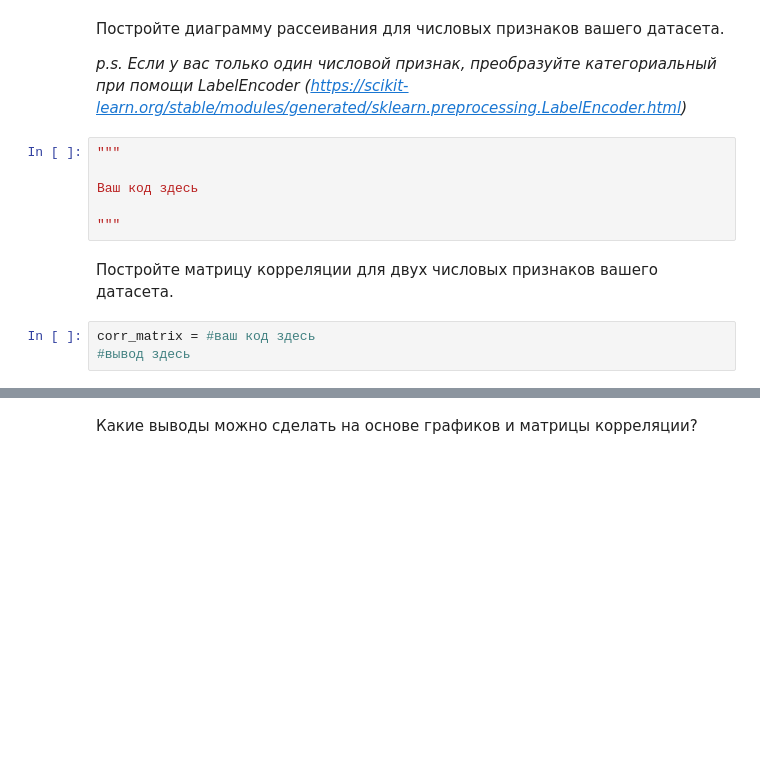
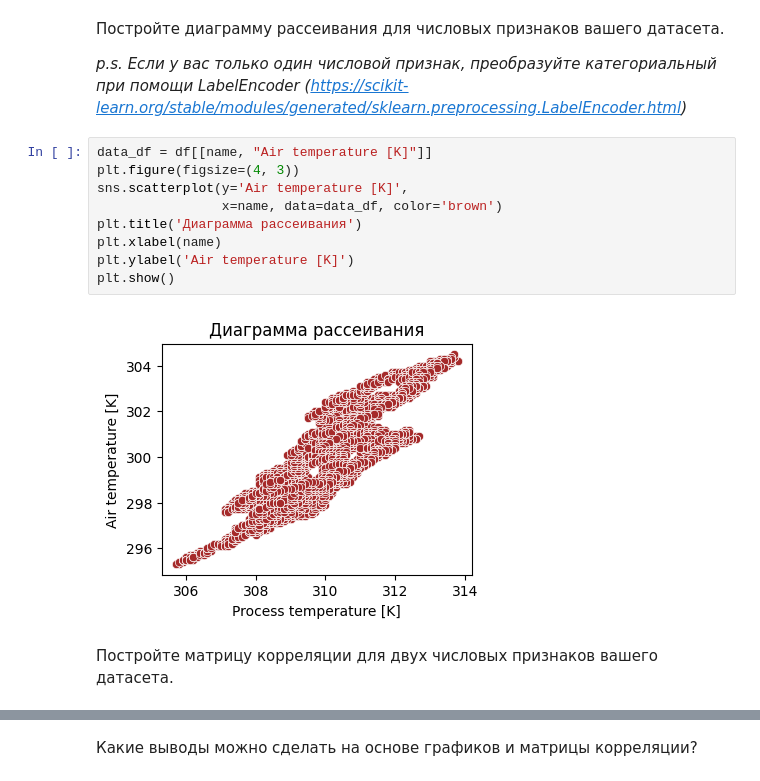
Before and after one commit to kaimakov-rk/kokoko, a Jupyter notebook: Copy_of_Задание_2.ipynb, the cells around one changed output, grey strips where cells are left out. Saved outputs shown, nothing was run; the diff lists cells and outputs as text; blank space fills up the shorter version.

```diff
--- a/Copy_of_Задание_2.ipynb
+++ b/Copy_of_Задание_2.ipynb
@@ -102,14 +184,16 @@ Example: видим, что среднее и отклонение различ
 Постройте диаграмму рассеивания для числовых признаков вашего датасета.
 
 *p.s. Если у вас только один числовой признак, преобразуйте категориальный при помощи LabelEncoder (https://scikit-learn.org/stable/modules/generated/sklearn.preprocessing.LabelEncoder.html)*
-# %%
-"""
-
-Ваш код здесь
-
-"""
+# %%
+data_df = df[[name, "Air temperature [K]"]]
+plt.figure(figsize=(4, 3))
+sns.scatterplot(y='Air temperature [K]',
+                x=name, data=data_df, color='brown')
+plt.title('Диаграмма рассеивания')
+plt.xlabel(name)
+plt.ylabel('Air temperature [K]')
+plt.show()
+# %% [output]
+[figure, added]
 # %% [markdown]
 Постройте матрицу корреляции для двух числовых признаков вашего датасета.
-# %%
-corr_matrix = #ваш код здесь
-#вывод здесь
```
Also changed, not shown: parts of 28 cells of this notebook.
